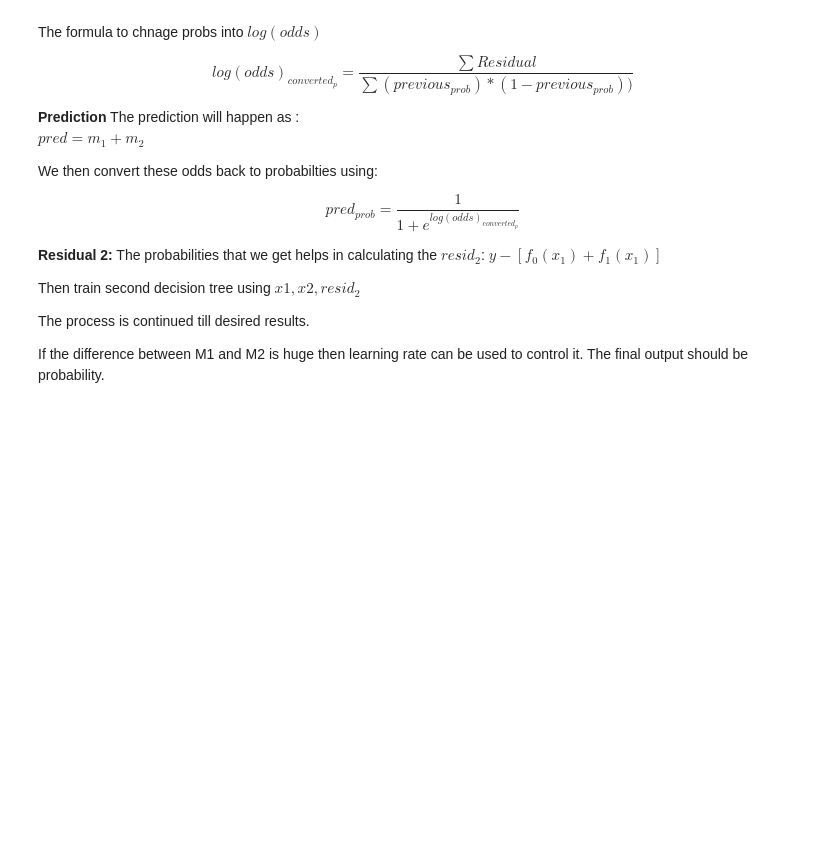
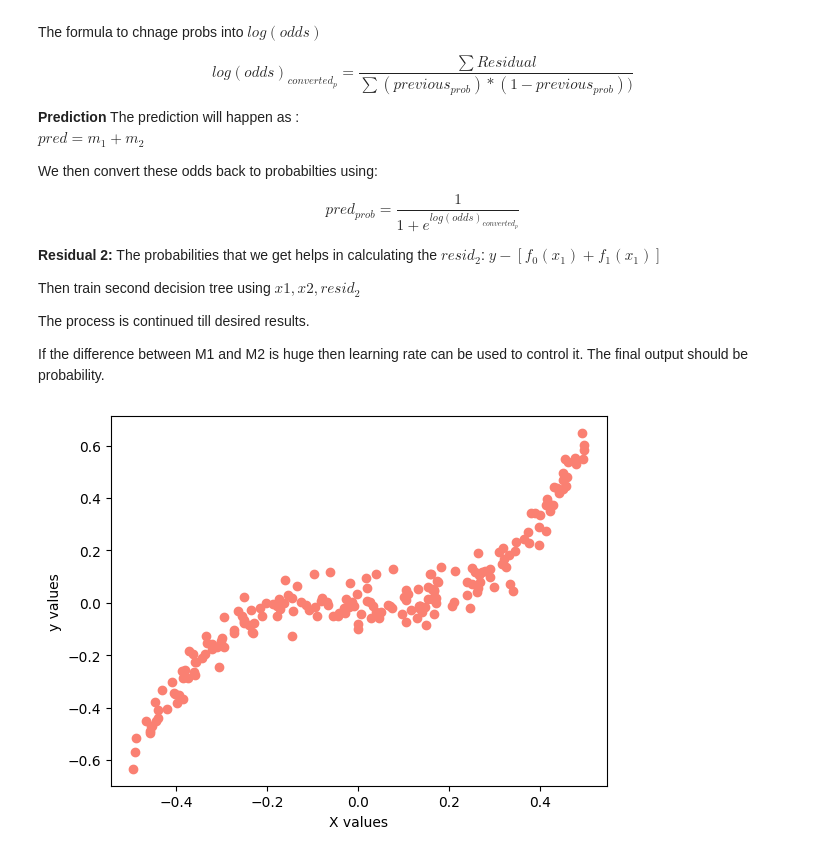
Before and after one commit to krutika-shimpi/MACHINE_LEARNING_MODELS, a Jupyter notebook: 08_EnsembleLearning/ML_ALGO_08_EnsembleLearning.ipynb, the cells around one changed output. Drawn from its saved outputs; the diff is of its cells as text; code cells hidden in the pictures; blank space fills up the shorter version.

```diff
--- a/08_EnsembleLearning/ML_ALGO_08_EnsembleLearning.ipynb
+++ b/08_EnsembleLearning/ML_ALGO_08_EnsembleLearning.ipynb
@@ -959,5 +959,13 @@ The process is continued till desired results.
 If the difference between M1 and M2 is huge then learning rate can be used to control it. The final output should be probability.
 # %%
 # Coding Regression Gradient boosting algorithm
-X_data = np.random.rand(200, 1) - 0.15
-X_data
+X_data = np.random.rand(200, 1) - 0.5
+y_data = y = 5 * X_data[:, 0]**3 + 0.05 * np.random.randn(200)
+
+# Plot the data
+plt.scatter(X_data, y_data, c= 'salmon')
+plt.xlabel('X values')
+plt.ylabel('y values')
+plt.show()
+# %% [output]
+[figure, added]
```
Also changed, not shown: parts of 11 cells of this notebook.
